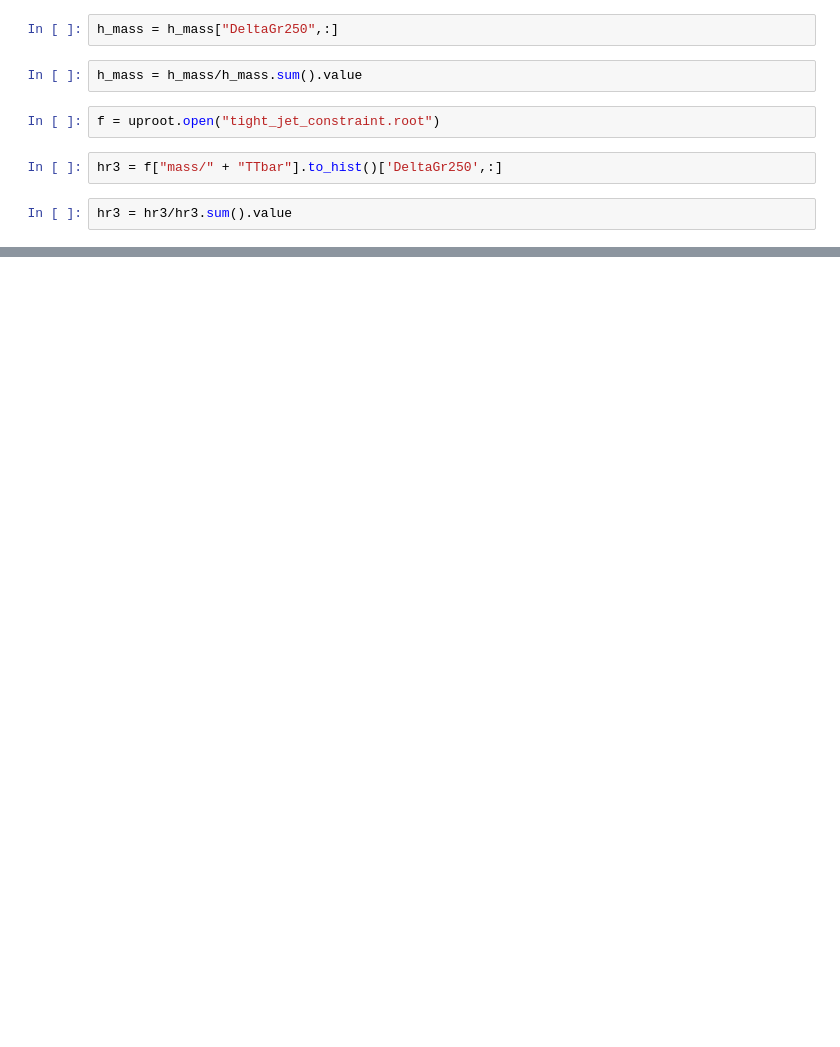
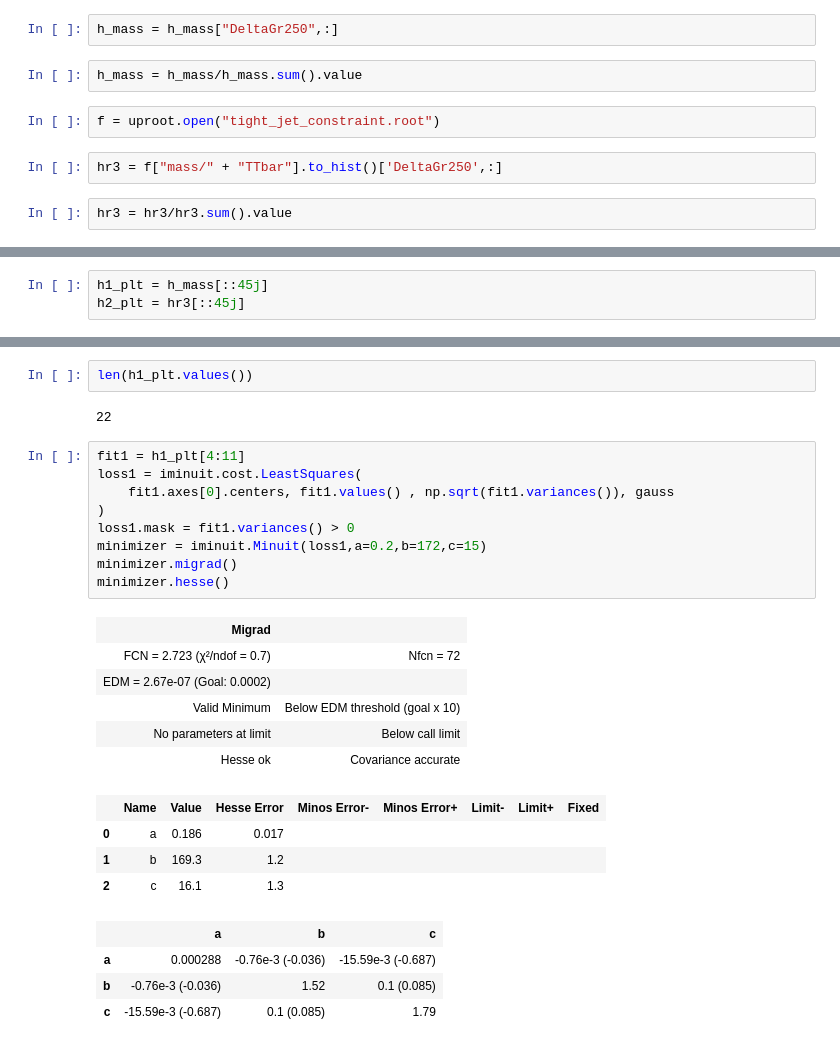
Before and after one commit to akanugan/MultiJets, a Jupyter notebook: TopStudies/run2TT.ipynb, the cells around one changed output, grey strips where cells are left out. Drawn from its saved outputs; the diff is of its cells as text; blank space fills up the shorter version.

```diff
--- a/TopStudies/run2TT.ipynb
+++ b/TopStudies/run2TT.ipynb
@@ -51,0 +49,3 @@ plt.legend()
+# %%
+h1_plt = h_mass[::45j]
+h2_plt = hr3[::45j]
@@ -51,0 +62,28 @@ plt.legend()
+# %%
+len(h1_plt.values())
+# %% [output]
+22
+# %%
+fit1 = h1_plt[4:11]
+loss1 = iminuit.cost.LeastSquares(
+    fit1.axes[0].centers, fit1.values() , np.sqrt(fit1.variances()), gauss
+)
+loss1.mask = fit1.variances() > 0
+minimizer = iminuit.Minuit(loss1,a=0.2,b=172,c=15)
+minimizer.migrad()
+minimizer.hesse()
+# %% [output]
+| Migrad |  |
+| FCN = 2.723 (χ²/ndof = 0.7) | Nfcn = 72 |
+| EDM = 2.67e-07 (Goal: 0.0002) |  |
+| Valid Minimum | Below EDM threshold (goal x 10) |
+| No parameters at limit | Below call limit |
+| Hesse ok | Covariance accurate |
+|  | Name | Value | Hesse Error | Minos Error- | Minos Error+ | Limit- | Limit+ | Fixed |
+| 0 | a | 0.186 | 0.017 |  |  |  |  |  |
+| 1 | b | 169.3 | 1.2 |  |  |  |  |  |
+| 2 | c | 16.1 | 1.3 |  |  |  |  |  |
+|  | a | b | c |
+| a | 0.000288 | -0.76e-3 (-0.036) | -15.59e-3 (-0.687) |
+| b | -0.76e-3 (-0.036) | 1.52 | 0.1 (0.085) |
+| c | -15.59e-3 (-0.687) | 0.1 (0.085) | 1.79 |
```
Also changed, not shown: parts of 11 cells of this notebook, 4 other files.
